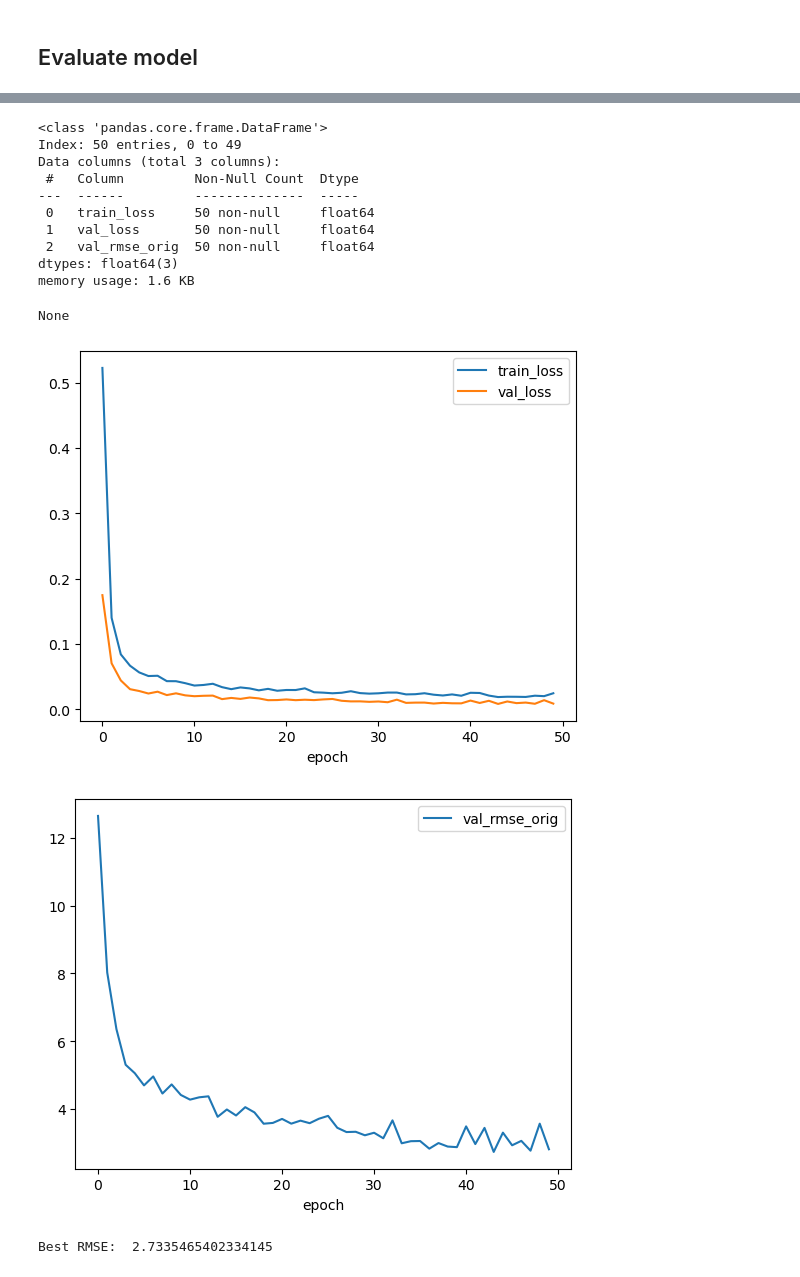
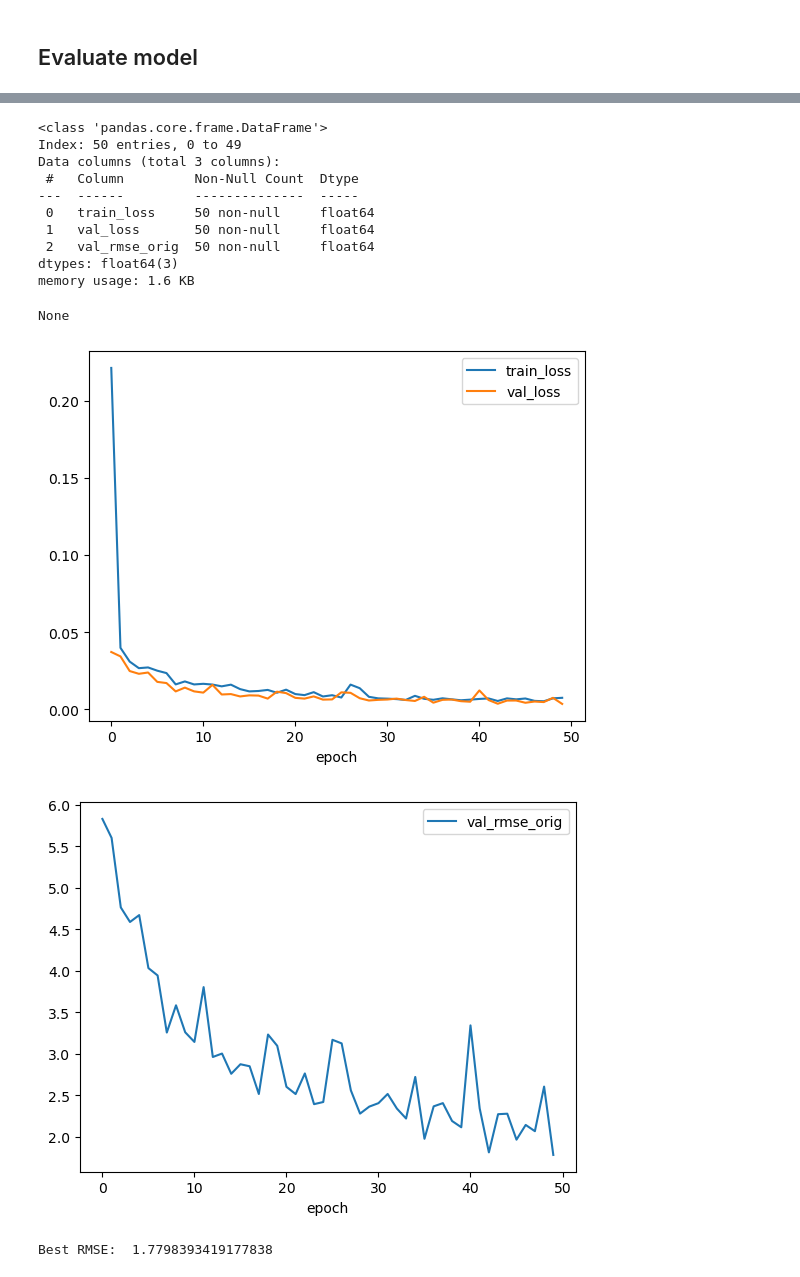
Before and after one commit to Sukanto54cl/ai-school-iom-2025, a Jupyter notebook: docs/day3.1_deep_learning/01_torch_regression.ipynb, the cells around one changed output, grey strips where cells are left out. Drawn from its saved outputs; the diff is of its cells as text; code cells hidden in the pictures.

Commit message:
Switch ray with optuna

```diff
--- a/docs/day3.1_deep_learning/01_torch_regression.ipynb
+++ b/docs/day3.1_deep_learning/01_torch_regression.ipynb
@@ -270,6 +235,6 @@ tuner = tune.Tuner(
 # %% [markdown]
 ### Run training with hyperparameter optimization
 # %%
-# Run model training and hyperparameter optimization
-# Ray will display comprehensive information about system and memory usage, and trial performance
-results = tuner.fit()
+# Run model training and hyperparameter optimization with optuna study
+study = optuna.create_study(direction="minimize")
+study.optimize(objective, n_trials=20, timeout=600)
@@ -317,0 +243,4 @@ Best val_rmse: 2.8118851731407366
+# %%
+best_trial = study.best_trial
+display("Params:", best_trial.params)
+print("Best RMSE:", best_trial.value)
@@ -317,0 +255,26 @@ Best val_rmse: 2.8118851731407366
+# %%
+# Get all trials as DataFrame
+df_all = study.trials_dataframe()
+
+# Get best trial and its attributes
+df_best = df_all[df_all["number"] == study.best_trial.number]
+attrs = best_trial.user_attrs
+# %%
+# Collect metrics per epoch
+records = []
+max_epochs = max(
+    int(k.split("_")[-1]) for k in attrs.keys() if "epoch" in k
+) + 1
+
+for epoch in range(max_epochs):
+    record = {
+        "epoch": epoch,
+        "train_loss": attrs.get(f"train_loss_epoch_{epoch}"),
+        "val_loss": attrs.get(f"val_loss_epoch_{epoch}"),
+        "val_rmse_orig": attrs.get(f"val_rmse_epoch_{epoch}"),
+    }
+    if all(v is not None for v in record.values()):
+        records.append(record)
+
+df_epochs = pd.DataFrame(records).set_index("epoch")
+print(df_epochs.head())
@@ -318,8 +289,7 @@ Best val_rmse: 2.8118851731407366
 # %%
 # Inspect and plot training history for best trial
-df = best_config.metrics_dataframe[['epoch', 'train_loss', 'val_loss', 'val_rmse_orig']].set_index('epoch').sort_index()
-display(df.info())
-df[['train_loss', 'val_loss']].plot(legend=True)
+display(df_epochs.info())
+df_epochs[['train_loss', 'val_loss']].plot(legend=True)
 plt.show()
 # %% [output]
 <class 'pandas.core.frame.DataFrame'>
@@ -333,11 +303,11 @@ Data columns (total 3 columns):
 dtypes: float64(3)
 memory usage: 1.6 KB
 None
-[figure, old version]
+[figure, new version]
 # %%
-df.val_rmse_orig.plot(legend=True)
+df_epochs.val_rmse_orig.plot(legend=True)
 plt.show()
-print("Best RMSE: ", df.val_rmse_orig.min())
+print("Best RMSE: ", df_epochs.val_rmse_orig.min())
 # %% [output]
-[figure, old version]
+[figure, new version]
-Best RMSE:  2.7335465402334145
+Best RMSE:  1.7798393419177838
```
Also changed, not shown: parts of 8 cells of this notebook, 2 other files.
